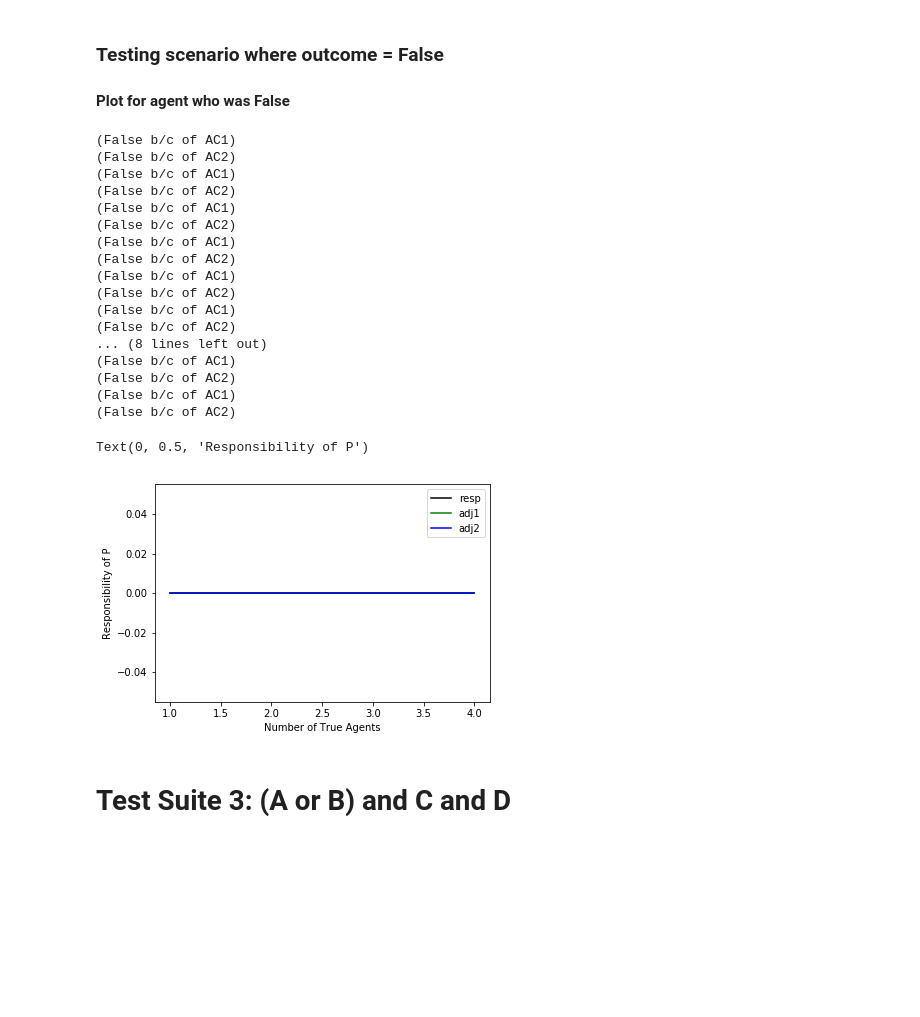
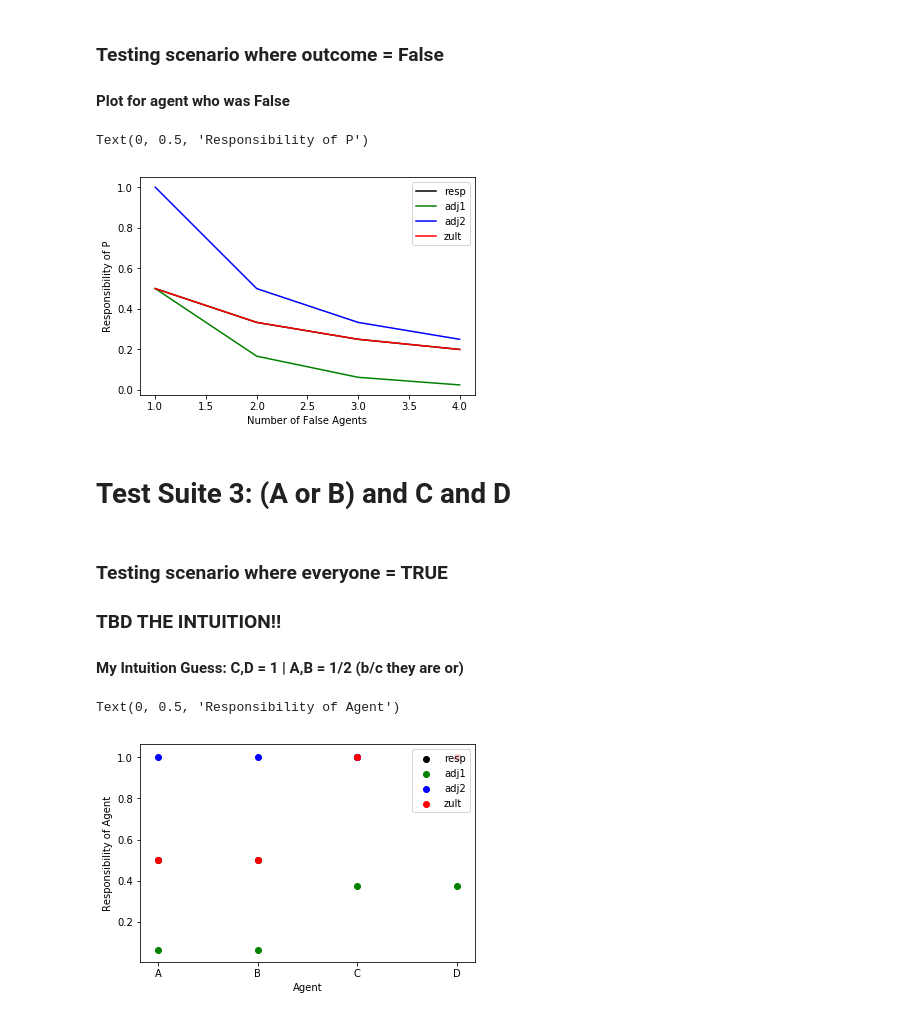
Before and after one commit to akashgokul/Causal_Research, a Jupyter notebook: Halpern-Pearl (Original Defn) Implementation.ipynb, the cells around one changed output. Cells and saved outputs as stored; diff of their text form; code cells hidden in the pictures; blank space fills up the shorter version.

```diff
--- a/Halpern-Pearl (Original Defn) Implementation.ipynb
+++ b/Halpern-Pearl (Original Defn) Implementation.ipynb
@@ -1845,7 +1833,7 @@ adj_1 = []
 adj_2 = []
 adj_z = []
 U = [True]
-V = [True]
+V = [True,True]
 R = [(False,True)]
 F = [None,disjunc]
 for i in range(4):
@@ -2000,7 +1976,7 @@ adj_1 = []
 adj_2 = []
 adj_z = []
 U = [True,True]
-V = [True]
+V = [True,False]
 R = [(False,True)]
 F = [None,conj]
 for i in range(4):
@@ -2058,54 +2029,78 @@ adj_1 = []
 adj_2 = []
 adj_z = []
 U = [True,True]
-V = [False]
+V = [False,False]
 R = [(False,True)]
 F = [None,conj]
 for i in range(4):
     U.append(True)
     V = V[:-1] + [False] + [V[-1]]
     R.append((False,True))
     F = F[:-1]+[None]+[F[-1]]
     Conj_Model = Causal_Model(U,V,R,F)
     X = [False]
     X_index = [0]
     r = Conj_Model.responsibility(X,X_index,V[-1],conj,True)
     og_r.append(r)
     adj_1.append(Conj_Model.adj_responsibility(X,X_index,1,V[-1],conj,True))
     adj_zult = Conj_Model.adj_responsibility_2m(X,X_index,1,V[-1],conj,True)
     adj_2.append(adj_zult[0])
     adj_z.append(adj_zult[1])
 num_agents = np.asarray([i for i in range(1,5)])
 og_r = np.asarray(og_r)
 adj_1 = np.asarray(adj_1)
 adj_2 = np.asarray(adj_2)
 adj_z = np.asarray(adj_z)
 plt.plot(num_agents,og_r, color = 'black',label = 'resp')
 plt.plot(num_agents,adj_1, color = 'green',label='adj1')
 plt.plot(num_agents,adj_2, color = 'blue',label='adj2')
 plt.plot(num_agents,adj_z, color = 'red',label = 'zult')
 plt.legend(loc='upper right')
-plt.xlabel('Number of True Agents')
+plt.xlabel('Number of False Agents')
 plt.ylabel('Responsibility of P')
 # %% [output]
-(False b/c of AC1)
-(False b/c of AC2)
-(False b/c of AC1)
-(False b/c of AC2)
-(False b/c of AC1)
-(False b/c of AC2)
-(False b/c of AC1)
-(False b/c of AC2)
-(False b/c of AC1)
-(False b/c of AC2)
-(False b/c of AC1)
-(False b/c of AC2)
-... (8 lines left out)
-(False b/c of AC1)
-(False b/c of AC2)
-(False b/c of AC1)
-(False b/c of AC2)
+Text(0, 0.5, 'Responsibility of P')
-Text(0, 0.5, 'Responsibility of P')
-[figure, old version]
+[figure, new version]
 # %% [markdown]
 # Test Suite 3: (A or B) and C and D
+# %% [markdown]
+### Testing scenario where everyone  = TRUE
+### TBD THE INTUITION!!
+#### My Intuition Guess: C,D = 1 | A,B = 1/2 (b/c they are or)
+# %%
+def scenario(U,V):
+    return (V[0] or V[1]) and V[2] and V[3]
+
+U = [True for i in range(4)]
+V = [True for i in range(5)]
+R = [(False,True) for i in range(5)]
+F = [None for i in range(4)] + [scenario]
+Scenario_Model = Causal_Model(U,V,R,F)
+og_r=[]
+adj_1=[]
+adj_2 = []
+adj_z = []
+for i in range(4):
+    X = [V[i]]
+    X_index = [i]
+    r = Scenario_Model.responsibility(X,X_index,V[-1],scenario,True)
+    og_r.append(r)
+    adj_1.append(Scenario_Model.adj_responsibility(X,X_index,1,V[-1],scenario,True))
+    adj_zult = Scenario_Model.adj_responsibility_2m(X,X_index,1,V[-1],scenario,True)
+    adj_2.append(adj_zult[0])
+    adj_z.append(adj_zult[1])
+num_agents = np.asarray(['A','B','C','D'])
+og_r = np.asarray(og_r)
+adj_1 = np.asarray(adj_1)
+adj_2 = np.asarray(adj_2)
+adj_z = np.asarray(adj_z)
+plt.scatter(num_agents,og_r, color = 'black',label = 'resp')
+plt.scatter(num_agents,adj_1, color = 'green',label='adj1')
+plt.scatter(num_agents,adj_2, color = 'blue',label='adj2')
+plt.scatter(num_agents,adj_z, color = 'red',label = 'zult')
+plt.legend(loc='upper right')
+plt.xlabel('Agent')
+plt.ylabel('Responsibility of Agent')
+# %% [output]
+Text(0, 0.5, 'Responsibility of Agent')
+[figure, added]
```
Also changed, not shown: parts of 24 cells of this notebook.
